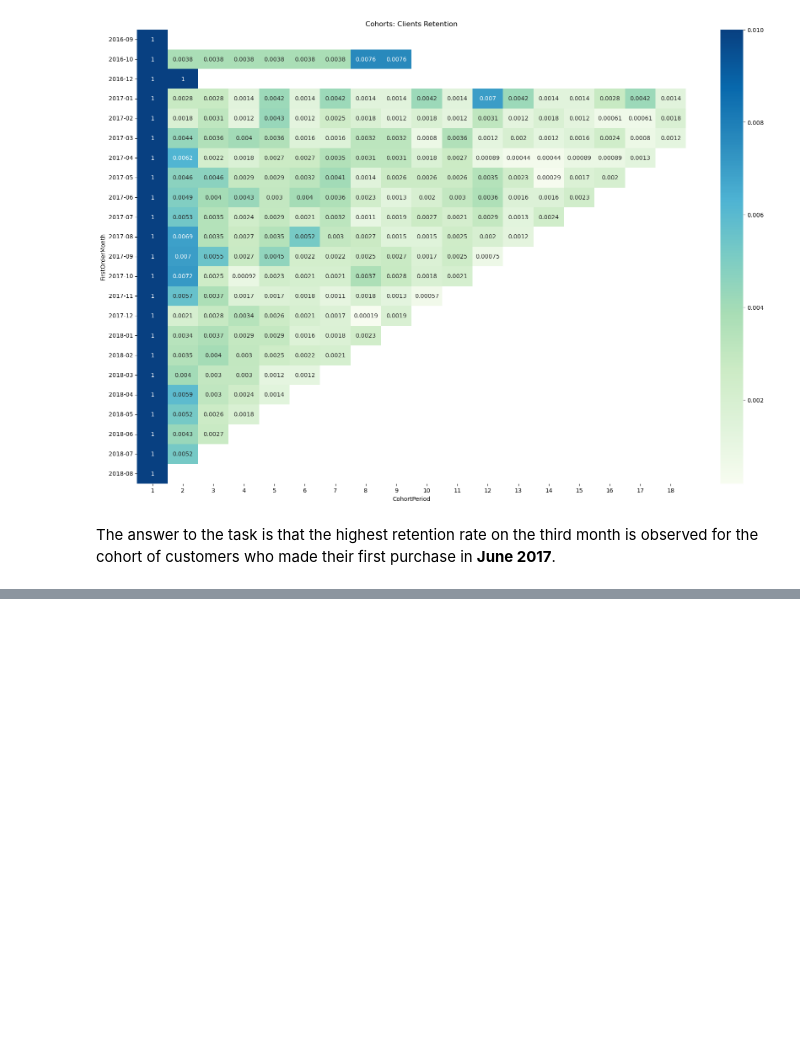
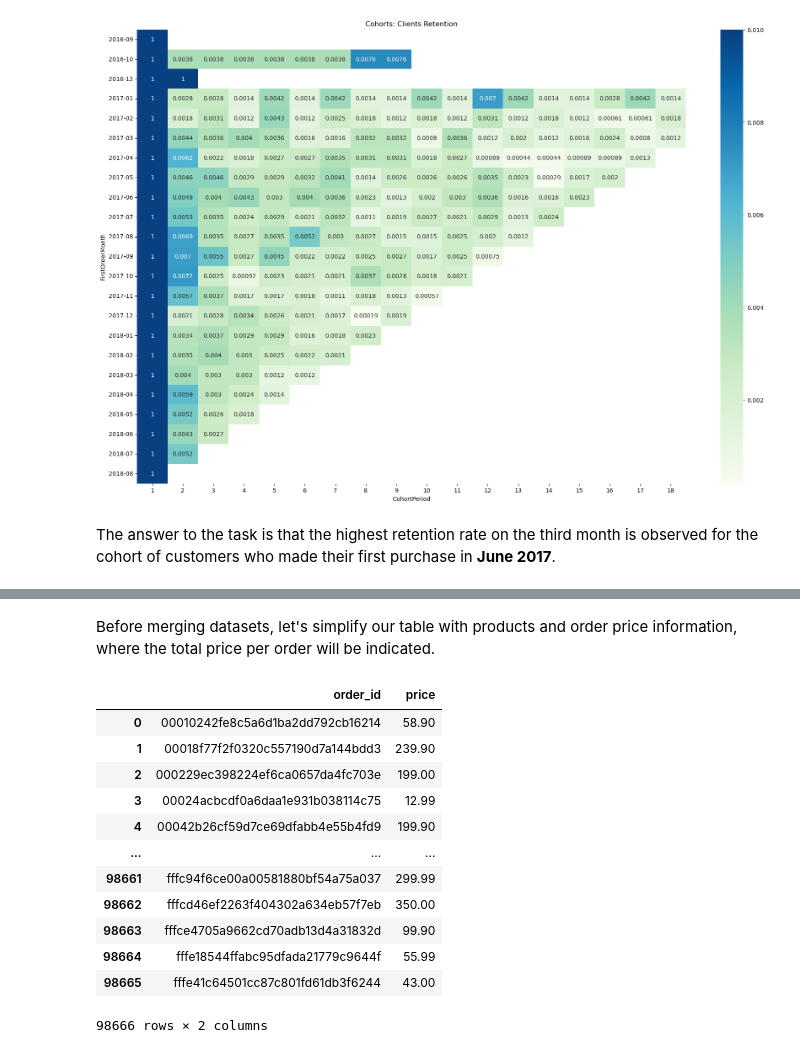
Before and after one commit to agolovini/data_analytics_kc_projects, a Jupyter notebook: _ecommerce_project_rfm_cohort/project_ecommerce_rfm_cohort.ipynb, the cells around one changed output, grey strips where cells are left out. Saved outputs shown, nothing was run; the diff lists cells and outputs as text; code cells hidden in the pictures; blank space fills up the shorter version.

```diff
--- a/_ecommerce_project_rfm_cohort/project_ecommerce_rfm_cohort.ipynb
+++ b/_ecommerce_project_rfm_cohort/project_ecommerce_rfm_cohort.ipynb
@@ -605,0 +645,20 @@ The answer to the task is that the highest retention rate on the third month is
+# %% [markdown]
+Before merging datasets, let's simplify our table with products and order price information, where the total price per order will be indicated.
+# %%
+items_2 = items.groupby('order_id', as_index=False) \
+               .agg({'price' :'sum'})
+items_2
+# %% [output]
+|  | order_id | price |
+| 0 | 00010242fe8c5a6d1ba2dd792cb16214 | 58.90 |
+| 1 | 00018f77f2f0320c557190d7a144bdd3 | 239.90 |
+| 2 | 000229ec398224ef6ca0657da4fc703e | 199.00 |
+| 3 | 00024acbcdf0a6daa1e931b038114c75 | 12.99 |
+| 4 | 00042b26cf59d7ce69dfabb4e55b4fd9 | 199.90 |
+| ... | ... | ... |
+| 98661 | fffc94f6ce00a00581880bf54a75a037 | 299.99 |
+| 98662 | fffcd46ef2263f404302a634eb57f7eb | 350.00 |
+| 98663 | fffce4705a9662cd70adb13d4a31832d | 99.90 |
+| 98664 | fffe18544ffabc95dfada21779c9644f | 55.99 |
+| 98665 | fffe41c64501cc87c801fd61db3f6244 | 43.00 |
+98666 rows × 2 columns
```
Also changed, not shown: parts of 17 cells of this notebook.
